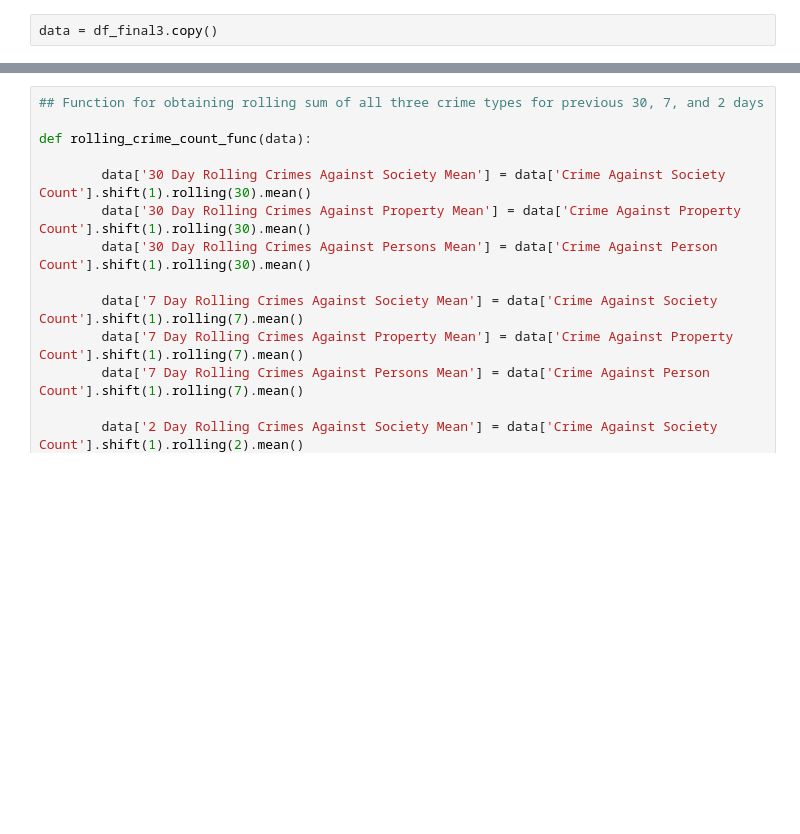
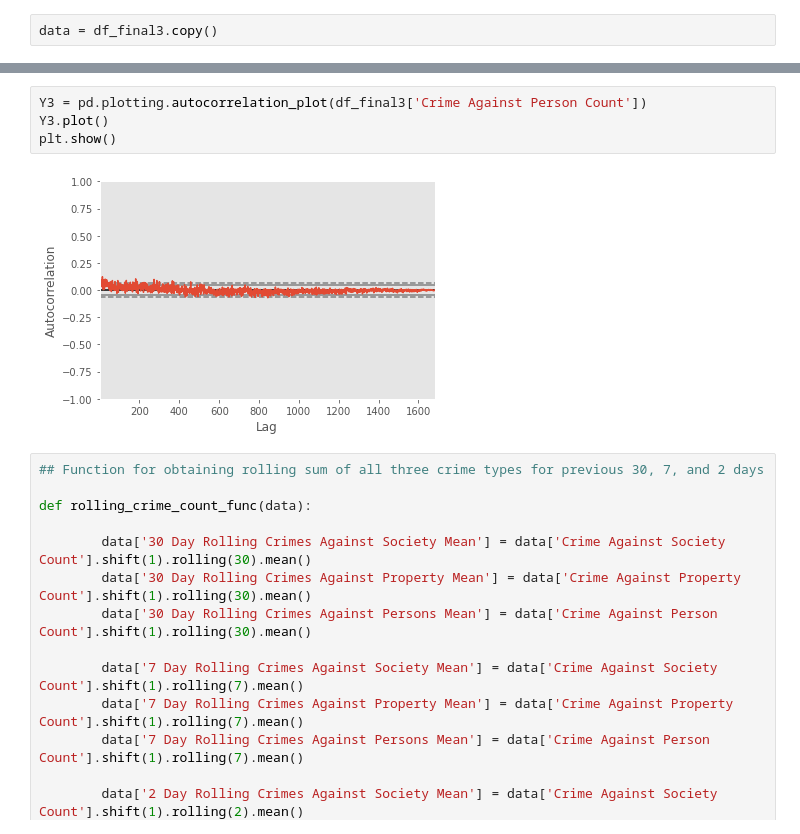
Before and after one commit to hudsonbat/Data-205, a Jupyter notebook: Regression_Trees_All.ipynb, the cells around one changed output, grey strips where cells are left out. Cells and saved outputs as stored; diff of their text form; blank space fills up the shorter version.

```diff
--- a/Regression_Trees_All.ipynb
+++ b/Regression_Trees_All.ipynb
@@ -486,3 +496,9 @@ data = df_final3.copy()
+# %%
+Y3 = pd.plotting.autocorrelation_plot(df_final3['Crime Against Person Count'])
+Y3.plot()
+plt.show()
+# %% [output]
+[figure, added]
 # %%
 ## Function for obtaining rolling sum of all three crime types for previous 30, 7, and 2 days
 
```
Also changed, not shown: parts of 33 cells of this notebook.
